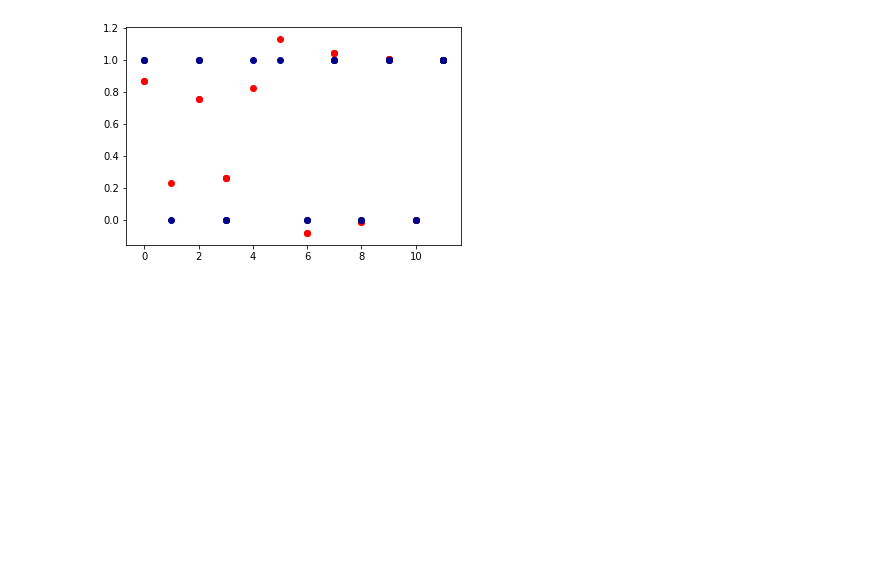
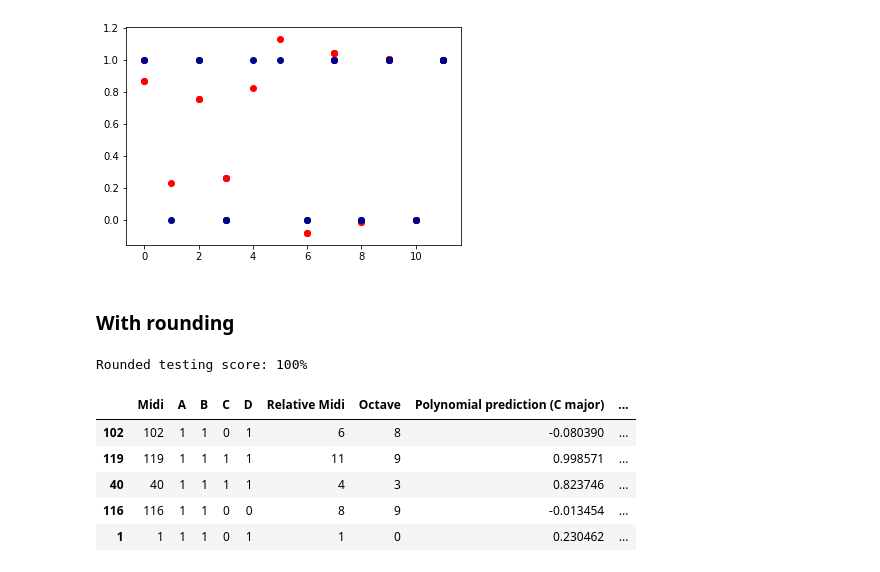
Before and after one commit to ctford/old-town-code, a Jupyter notebook: old-town-code.ipynb, the cells around one changed output. Cells and saved outputs as stored; diff of their text form; code cells hidden in the pictures; blank space fills up the shorter version.

Commit message:
Add in some rounding to show that we get to 100% on nearest.

```diff
--- a/old-town-code.ipynb
+++ b/old-town-code.ipynb
@@ -290,3 +290,23 @@ Testing score: 92%
 | 24 | 24 | 0 | 0 | 1 | 0 | 0 | 2 | 0.866452 |
 | 71 | 71 | 1 | 1 | 1 | 1 | 11 | 5 | 0.998571 |
 [figure]
+# %% [markdown]
+### With rounding
+# %%
+y_test_rounded = round(output["Polynomial prediction (C major)"])
+
+linear = sklearn.linear_model.LinearRegression()
+linear.fit(pandas.DataFrame(y_test_rounded), y_test)
+
+print("Rounded testing score: %d%%" % (100 * linear.score(pandas.DataFrame(y_test_rounded), y_test)))
+
+output["Rounded polynomial prediction (C major)"] = y_test_rounded
+output.sample(n=5)
+# %% [output]
+Rounded testing score: 100%
+|  | Midi | A | B | C | D | Relative Midi | Octave | Polynomial prediction (C major) | ... |
+| 102 | 102 | 1 | 1 | 0 | 1 | 6 | 8 | -0.080390 | ... |
+| 119 | 119 | 1 | 1 | 1 | 1 | 11 | 9 | 0.998571 | ... |
+| 40 | 40 | 1 | 1 | 1 | 1 | 4 | 3 | 0.823746 | ... |
+| 116 | 116 | 1 | 1 | 0 | 0 | 8 | 9 | -0.013454 | ... |
+| 1 | 1 | 1 | 1 | 0 | 1 | 1 | 0 | 0.230462 | ... |
```
